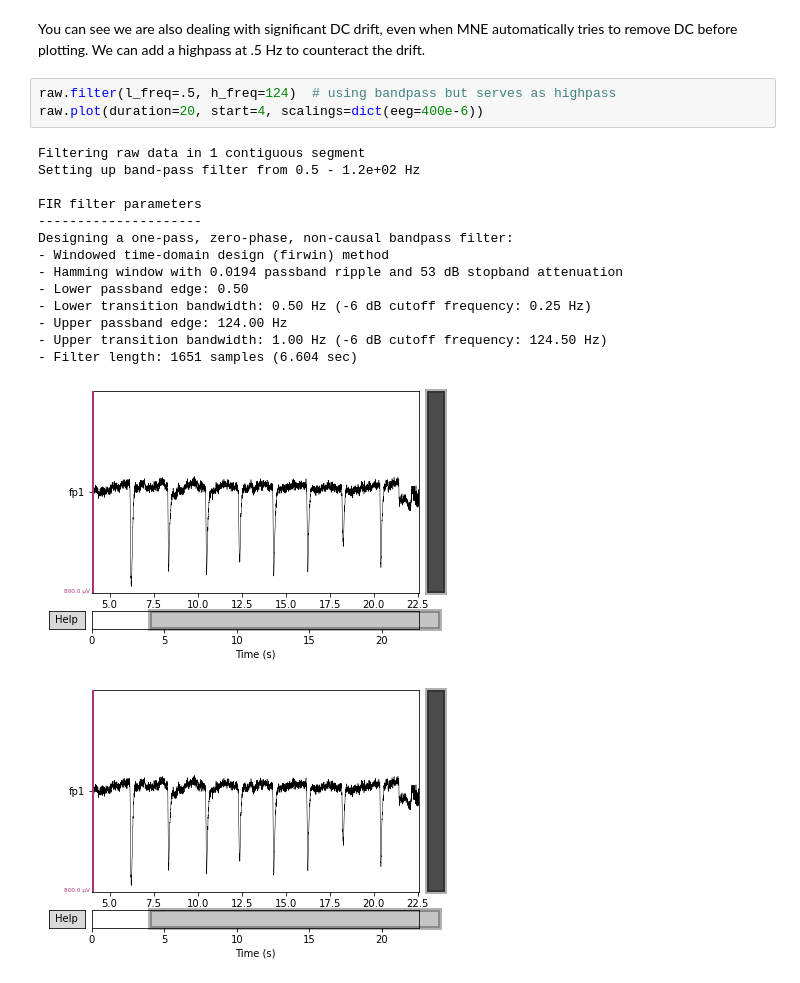
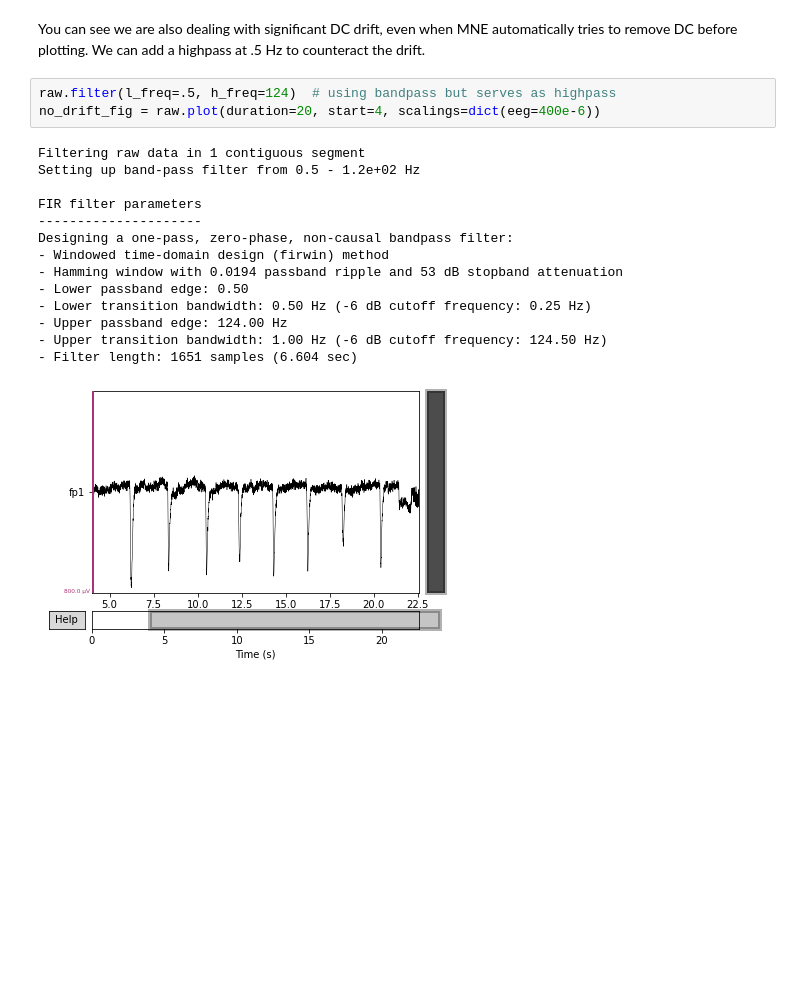
Before and after one commit to AdamVD/EEEE-533-BioSignal-Processing, a Jupyter notebook: practicals/chapter2/notebooks/Chapter 2 Practical.ipynb, the cells around one changed output. Saved outputs shown, nothing was run; the diff lists cells and outputs as text; blank space fills up the shorter version.

Commit message:
Remove duplicate figures

```diff
--- a/practicals/chapter2/notebooks/Chapter 2 Practical.ipynb
+++ b/practicals/chapter2/notebooks/Chapter 2 Practical.ipynb
@@ -158,20 +155,19 @@ You can see we are also dealing with significant DC drift, even when MNE automat
 We can add a highpass at .5 Hz to counteract the drift.
 # %%
 raw.filter(l_freq=.5, h_freq=124)  # using bandpass but serves as highpass
-raw.plot(duration=20, start=4, scalings=dict(eeg=400e-6))
+no_drift_fig = raw.plot(duration=20, start=4, scalings=dict(eeg=400e-6))
 # %% [output]
 Filtering raw data in 1 contiguous segment
 Setting up band-pass filter from 0.5 - 1.2e+02 Hz
 
 FIR filter parameters
 ---------------------
 Designing a one-pass, zero-phase, non-causal bandpass filter:
 - Windowed time-domain design (firwin) method
 - Hamming window with 0.0194 passband ripple and 53 dB stopband attenuation
 - Lower passband edge: 0.50
 - Lower transition bandwidth: 0.50 Hz (-6 dB cutoff frequency: 0.25 Hz)
 - Upper passband edge: 124.00 Hz
 - Upper transition bandwidth: 1.00 Hz (-6 dB cutoff frequency: 124.50 Hz)
 - Filter length: 1651 samples (6.604 sec)
-[figure, old version]
+[figure, new version]
-[figure, removed]
```
Also changed, not shown: parts of 4 cells of this notebook.
